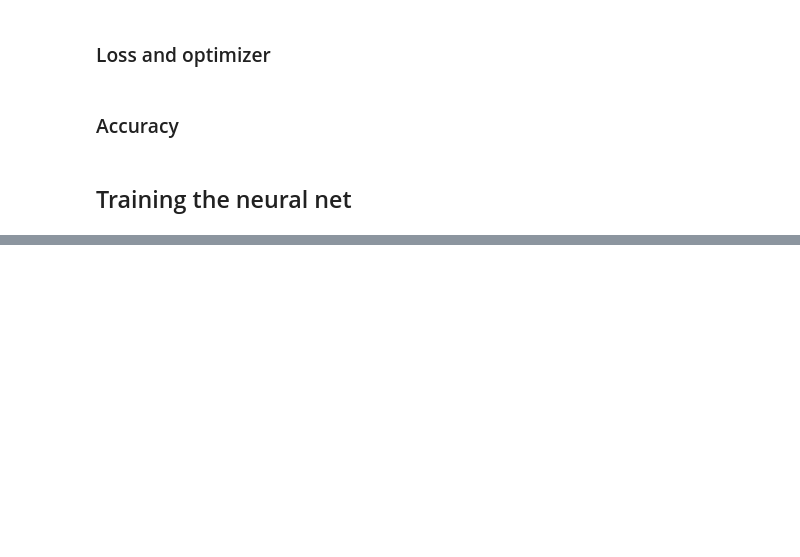
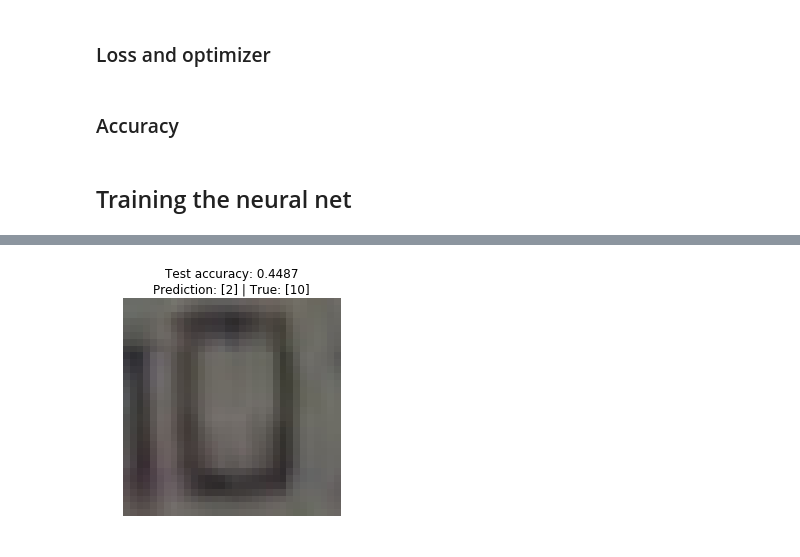
Before and after one commit to danresende/machine-learning, a Jupyter notebook: mlnd_capstone/The Street View House Numbers (SVHN) Dataset.ipynb, the cells around one changed output, grey strips where cells are left out. Saved outputs shown, nothing was run; the diff lists cells and outputs as text; code cells hidden in the pictures; blank space fills up the shorter version.

Commit message:
run test -> horrible accuracy :(

```diff
--- a/mlnd_capstone/The Street View House Numbers (SVHN) Dataset.ipynb
+++ b/mlnd_capstone/The Street View House Numbers (SVHN) Dataset.ipynb
@@ -321,0 +324,27 @@ plt.show()
+# %%
+size_test_sample = 1000
+test_acc_mean = 0
+with tf.Session() as sess:
+    sess.run(init)
+    for X_batch_test, y_batch_test in batch_creator(features, labels, batch_size):
+        feed = {x: X_batch_test,
+                y: y_batch_test,
+                keep_prob: 1.0
+               }
+        test_acc = sess.run(accuracy, feed_dict=feed)
+        test_acc_mean += val_acc
+        test_acc_mean = val_acc_mean / 2
+
+    rand_image = np.random.randint(0, high=len(X_test))
+    sample_image = X_test[rand_image]
+    plt.axis('off')
+    plt.imshow(sample_image)
+    plt.title('Test accuracy: {:.4f}\nPrediction: {} | True: {}'.format(test_acc_mean,
+                                                                    sess.run(prediction,
+                                                                             feed_dict={x:X_test[rand_image].reshape((-1, 32, 32, 3)),
+                                                                                        keep_prob:1.0
+                                                                                       }),
+                                                                    np.where(y_test[rand_image] == 1)[0] + 1))
+    plt.show()
+# %% [output]
+[figure, added]
```
Also changed, not shown: parts of 6 cells of this notebook.
